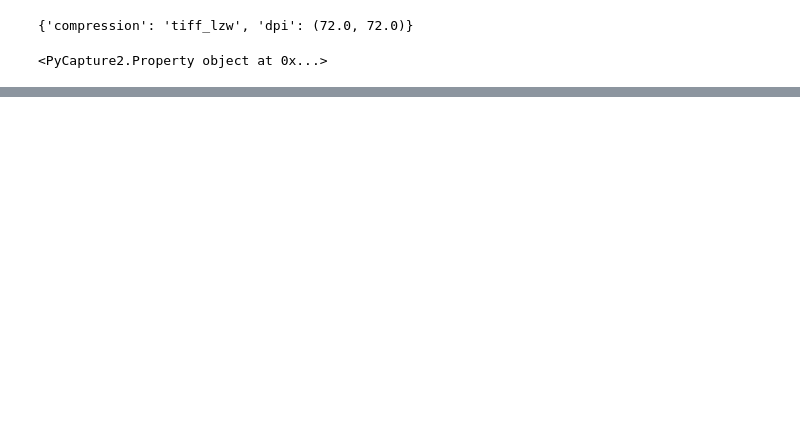
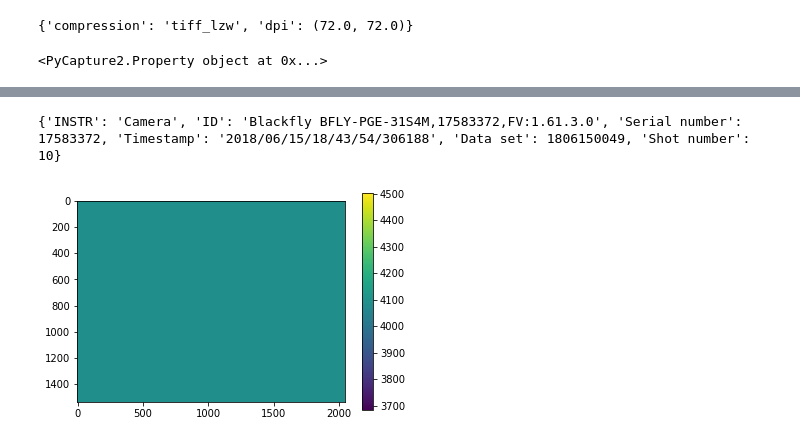
Before and after one commit to CU-PWFA/photoDAQ, a Jupyter notebook: Dev/Camera.ipynb, the cells around one changed output, grey strips where cells are left out. Cells and saved outputs as stored; diff of their text form; code cells hidden in the pictures; blank space fills up the shorter version.

```diff
--- a/Dev/Camera.ipynb
+++ b/Dev/Camera.ipynb
@@ -66,0 +70,15 @@ Total measurement time:                  0.88 s
+# %%
+from PIL import Image
+dataSet = 1806150049
+
+image = file.load_IMAGE(17583372, dataSet, 10)
+print(file.decode_image_meta(image))
+# %% [output]
+{'INSTR': 'Camera', 'ID': 'Blackfly BFLY-PGE-31S4M,17583372,FV:1.61.3.0', 'Serial number': 17583372, 'Timestamp': '2018/06/15/18/43/54/306188', 'Data set': 1806150049, 'Shot number': 10}
+# %%
+tiff = plt.imread('/media/robert/Data_Storage/daq/IMAGE/year_2018/month_06/day_15/1806150049/17583372_1806150049_0010.tiff')
+plt.imshow(tiff)
+plt.colorbar()
+plt.show()
+# %% [output]
+[figure, added]
```
Also changed, not shown: parts of 5 cells of this notebook.
